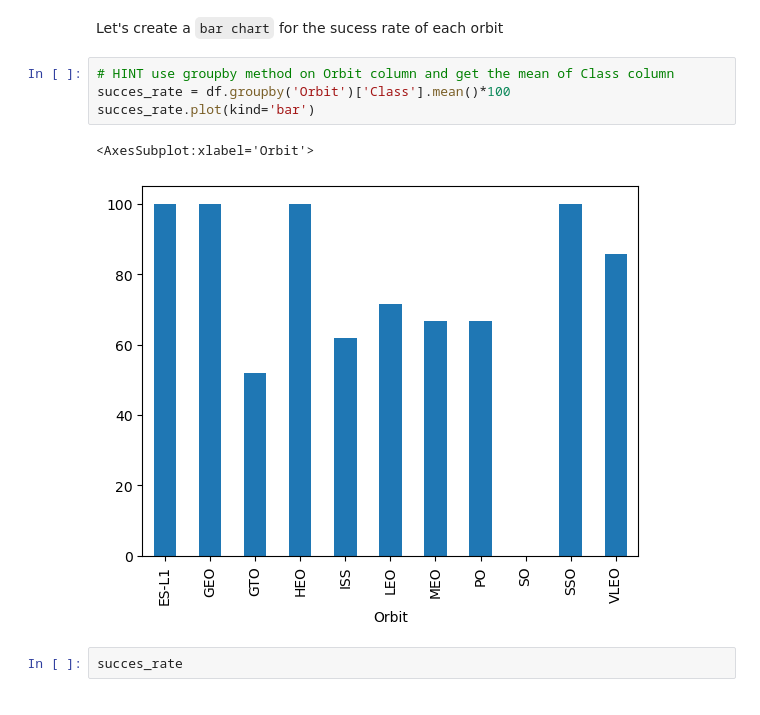
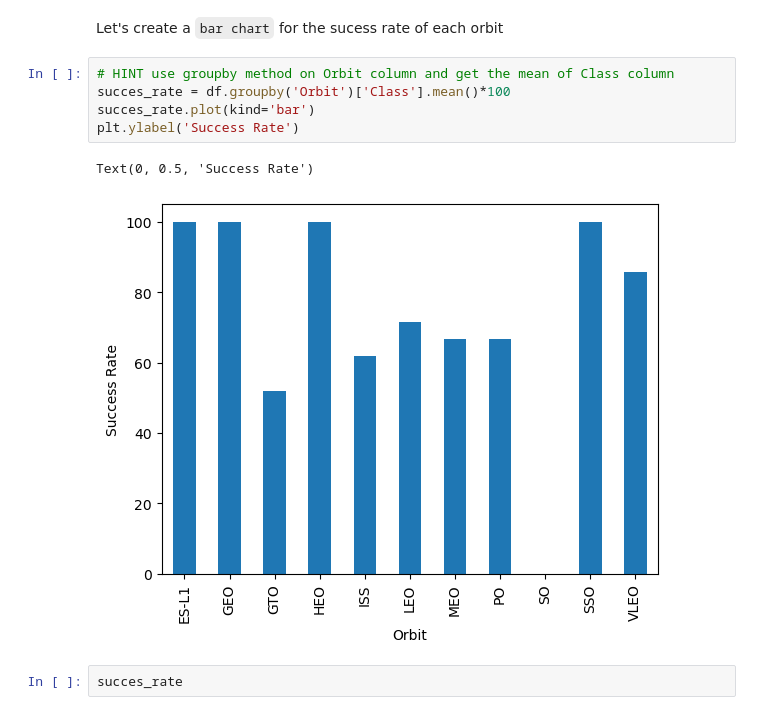
Before and after one commit to SRamMohith/ibm_data_science_specialization-capstone-project, a Jupyter notebook: 04-eda-dataviz.ipynb, the cells around one changed output. Drawn from its saved outputs; the diff is of its cells as text.

```diff
--- a/04-eda-dataviz.ipynb
+++ b/04-eda-dataviz.ipynb
@@ -122,10 +122,11 @@ Let's create a `bar chart` for the sucess rate of each orbit
 # %%
 # HINT use groupby method on Orbit column and get the mean of Class column
 succes_rate = df.groupby('Orbit')['Class'].mean()*100
 succes_rate.plot(kind='bar')
+plt.ylabel('Success Rate')
 # %% [output]
-<AxesSubplot:xlabel='Orbit'>
+Text(0, 0.5, 'Success Rate')
-[figure, old version]
+[figure, new version]
 # %%
 succes_rate
 # %% [output]
```
Also changed, not shown: parts of 3 cells of this notebook, 4 other files.
